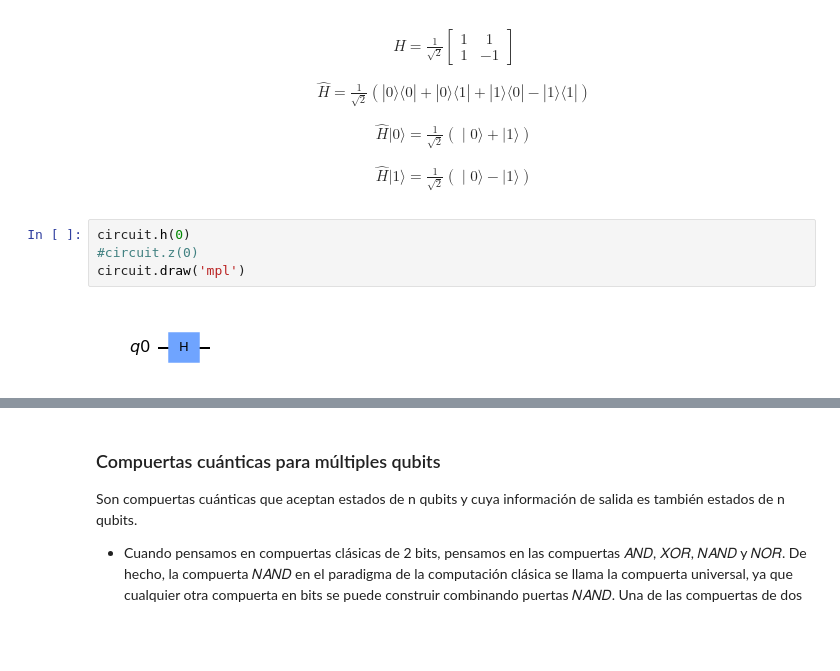
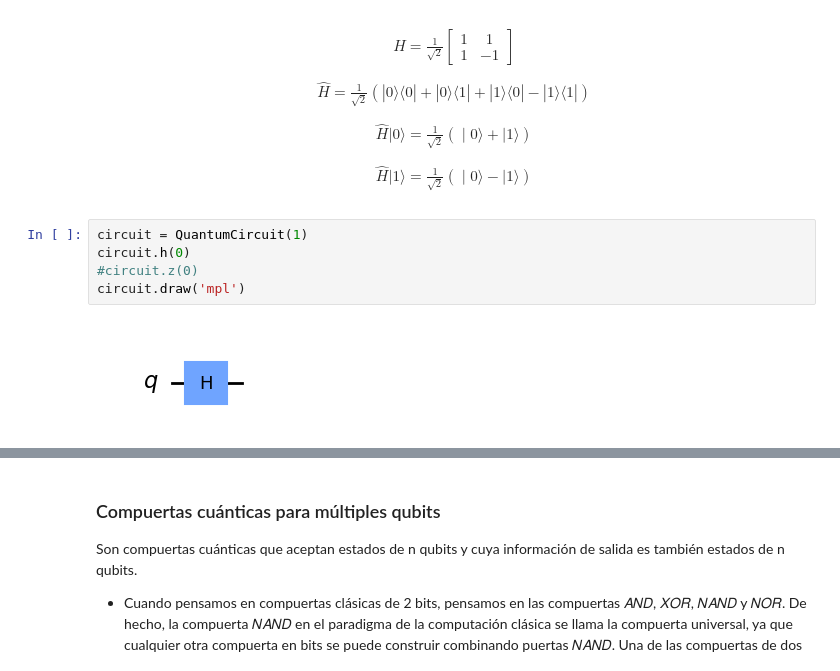
Before and after one commit to TACQuantum/SCIence---Ciencia-y-tecnolog-as-del-futuro-2024-UG-DCI, a Jupyter notebook: tallerDCSIence.ipynb, the cells around one changed output, grey strips where cells are left out. Saved outputs shown, nothing was run; the diff lists cells and outputs as text; blank space fills up the shorter version.

```diff
--- a/tallerDCSIence.ipynb
+++ b/tallerDCSIence.ipynb
@@ -172,11 +181,12 @@ H = \frac{1}{\sqrt{2}} \begin{bmatrix} 1 & 1 \\ 1 & -1 \end{bmatrix}
 \hat{H}|1\rangle=\frac{1}{\sqrt{2}}(∣0\rangle-|1\rangle)
 \end{align*}
 # %%
+circuit = QuantumCircuit(1)
 circuit.h(0)
 #circuit.z(0)
 circuit.draw('mpl')
 # %% [output]
-[figure, old version]
+[figure, new version]
 # %%
 plot_bloch_multivector(circuit)
 # %% [output]
```
Also changed, not shown: parts of 37 cells of this notebook.
